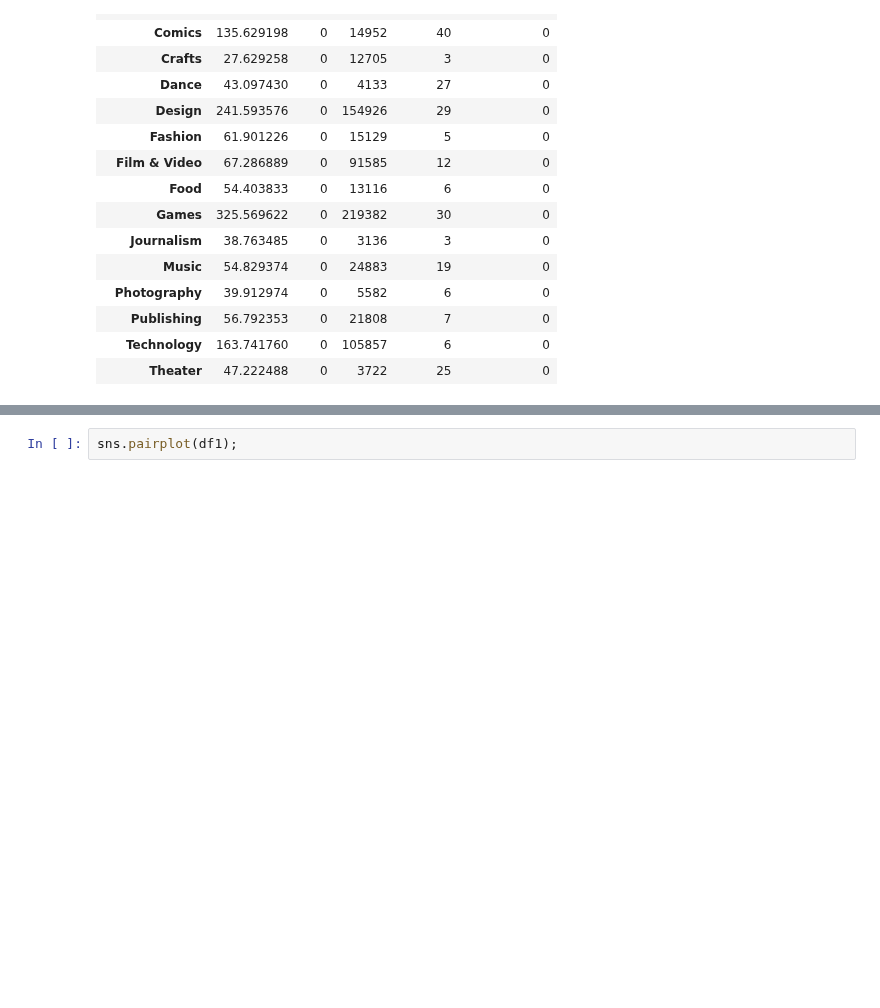
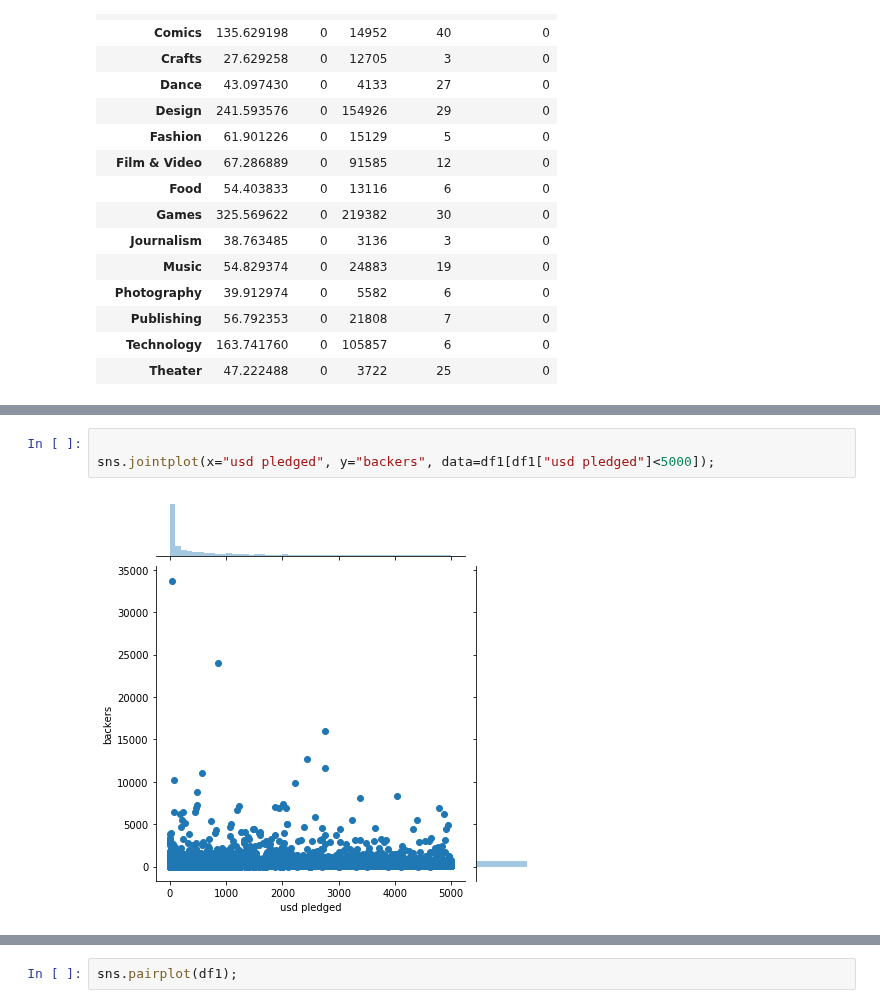
Before and after one commit to tbacha/DMML2019_Team_Apple, a Jupyter notebook: code/Kickstarter_notebook_Team_Apple.ipynb, the cells around one changed output, grey strips where cells are left out. Saved outputs shown, nothing was run; the diff lists cells and outputs as text; blank space fills up the shorter version.

```diff
--- a/code/Kickstarter_notebook_Team_Apple.ipynb
+++ b/code/Kickstarter_notebook_Team_Apple.ipynb
@@ -171,0 +167,5 @@ selon le statut
+# %%
+
+sns.jointplot(x="usd pledged", y="backers", data=df1[df1["usd pledged"]<5000]);
+# %% [output]
+[figure, added]
```
Also changed, not shown: parts of 11 cells of this notebook.
